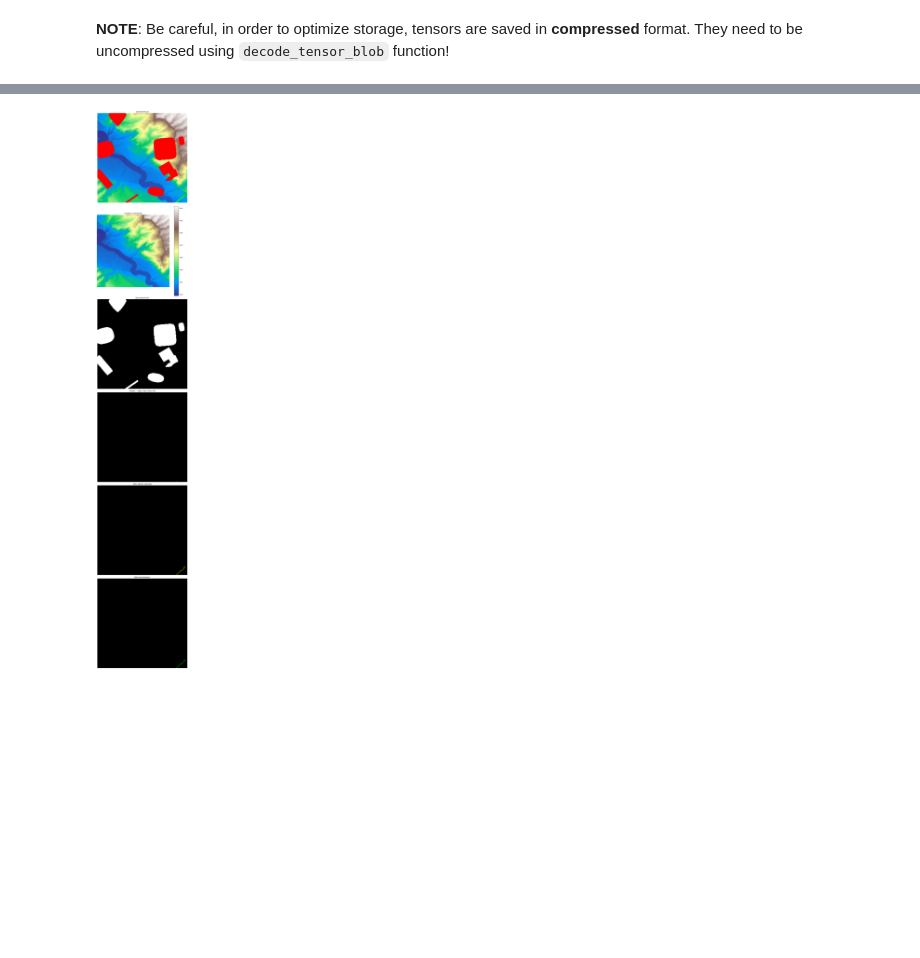
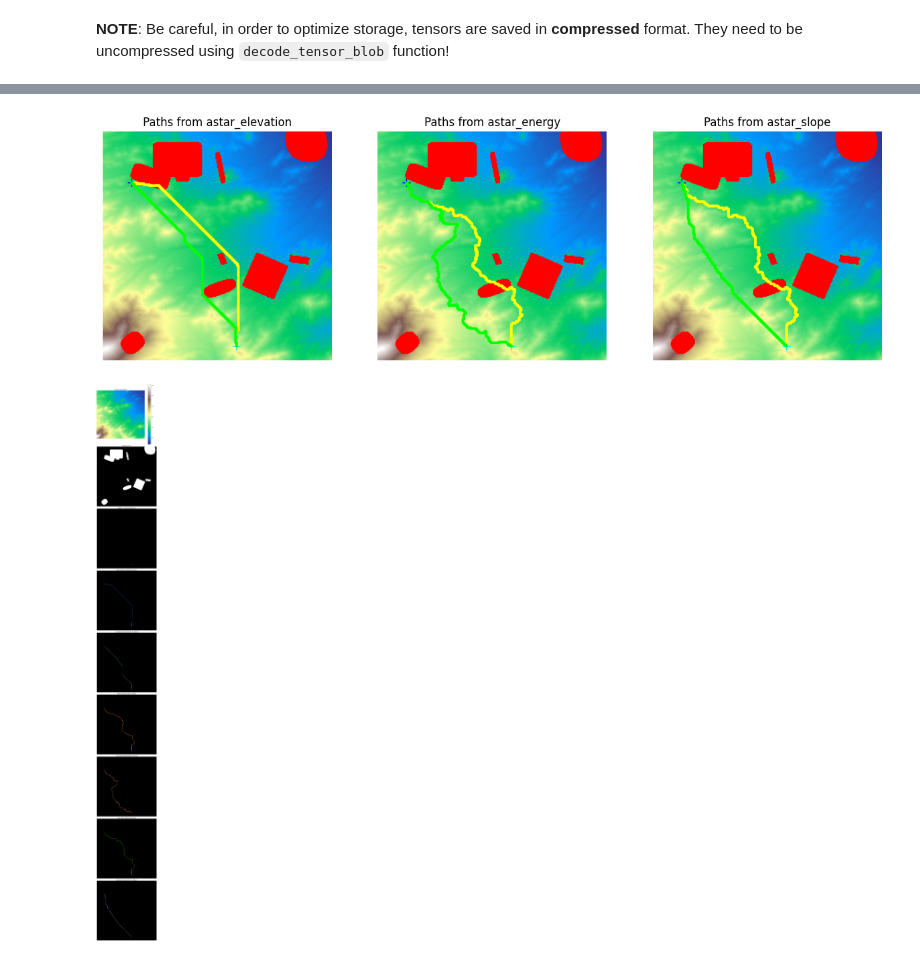
Before and after one commit to ThalesGroup/passage, a Jupyter notebook: notebooks/demo.ipynb, the cells around one changed output, grey strips where cells are left out. Cells and saved outputs as stored; diff of their text form; code cells hidden in the pictures; blank space fills up the shorter version.

```diff
--- a/notebooks/demo.ipynb
+++ b/notebooks/demo.ipynb
@@ -20,12 +19,6 @@ SPLIT = "train"  # train / validation / test / calibration
 
 # Load solver names from config
 ROOT = Path.cwd().parent if Path.cwd().name == "notebooks" else Path.cwd()
-CONFIG_FILEPATH = ROOT / "config" / "config.yaml"
-with open(CONFIG_FILEPATH) as f:
-    _config = yaml.safe_load(f) or {}
-_solvers_cfg = _config.get("costmodels", {}).get("solvers", {})
-SOLVER_NAMES = list(_solvers_cfg.keys()) if _solvers_cfg else []
-print(f"Configured solvers: {SOLVER_NAMES}")
 # %%
 print(f"Resolution: {RESOLUTION}, Split: {SPLIT}")
 # %% [output]
@@ -45,10 +38,13 @@ if "image" in sample.keys():
     plt.imshow(sample["image"])
     plt.axis("off")
     plt.tight_layout()
+# %%
+metadata = sample["metadata"]
+solvers = metadata["paths"].keys()
 # %%
 # Load paths for all solvers
 solver_paths = {}
-for solver_name in SOLVER_NAMES:
+for solver_name in solvers:
     free_key = f"path_{solver_name}_free"
     obs_key = f"path_{solver_name}_obstacles"
     solver_paths[solver_name] = {
@@ -109,41 +93,41 @@ img_rgb = img_bgr[:, :, ::-1]
 # %%
 # Visualize each channel and paths for all solvers
-n_solvers = len(SOLVER_NAMES)
-n_base_plots = 4  # Overview, Elevation, Obstacles, Markers
+n_solvers = len(solvers)
+n_base_plots = 3  # Elevation, Obstacles, Markers
 n_path_plots = n_solvers * 2  # free + obstacles for each solver
 n_plots = n_base_plots + n_path_plots
+
+fig, axes = plt.subplots(1, len(solvers), figsize=(15, 15 * len(solvers)))
+
+for i, solver_name in enumerate(solvers):
+    ax = axes[i]
+    img_bgr = tensor_to_image(tensor, solver_paths[solver_name]["free"], solver_paths[solver_name]["obstacles"])
+    img_rgb = img_bgr[:, :, ::-1]
+    ax.imshow(img_rgb)
+    ax.set_title(f"Paths from {solver_name}")
+    ax.axis("off")
+
+fig.show()
 
 fig, axes = plt.subplots(n_plots, figsize=(10, 10 * n_plots))
 if n_plots == 1:
     axes = [axes]
 
-# Use first solver's paths for overview image (or empty if no solvers)
-ref_free = solver_paths[SOLVER_NAMES[0]]["free"] if SOLVER_NAMES else []
-ref_obs = solver_paths[SOLVER_NAMES[0]]["obstacles"] if SOLVER_NAMES else []
-
-# 1. Overview Image
+# 2. Elevation
 ax = axes[0]
-img_bgr = tensor_to_image(tensor, ref_free, ref_obs)
-img_rgb = img_bgr[:, :, ::-1]
-ax.imshow(img_rgb)
-ax.set_title(f"Overview Image (paths from {SOLVER_NAMES[0] if SOLVER_NAMES else 'N/A'})")
-ax.axis("off")
-
-# 2. Elevation
-ax = axes[1]
 im = ax.imshow(elevation, cmap="terrain")
 plt.colorbar(im, ax=ax)
 ax.set_title("Elevation (normalized)")
 ax.axis("off")
 
 # 3. Obstacles
-ax = axes[2]
+ax = axes[1]
 ax.imshow(obstacles, cmap="gray")
 ax.set_title("Obstacles (mask)")
 ax.axis("off")
 
 # 4. Markers
-ax = axes[3]
+ax = axes[2]
 start_mask = marker == 0.0
 end_mask = marker == 1.0
 combined = np.zeros((marker.shape[0], marker.shape[1], 3), dtype=np.uint8)
@@ -156,8 +140,8 @@ ax.axis("off")
 # 5+. Path visualizations per solver
 colors_free = plt.cm.tab10.colors  # Different colors for each solver
 colors_obs = plt.cm.Set2.colors
-ax_idx = 4
-for solver_idx, solver_name in enumerate(SOLVER_NAMES):
+ax_idx = 3
+for solver_idx, solver_name in enumerate(solvers):
     free_path = solver_paths[solver_name]["free"]
     obs_path = solver_paths[solver_name]["obstacles"]
 
@@ -194,3 +184,4 @@ plt.show()
-[figure, old version]
+[figure, new version]
+[figure, added]
 # %%
 # All solver paths overlaid for comparison
```
Also changed, not shown: parts of 7 cells of this notebook, 9 other files.
